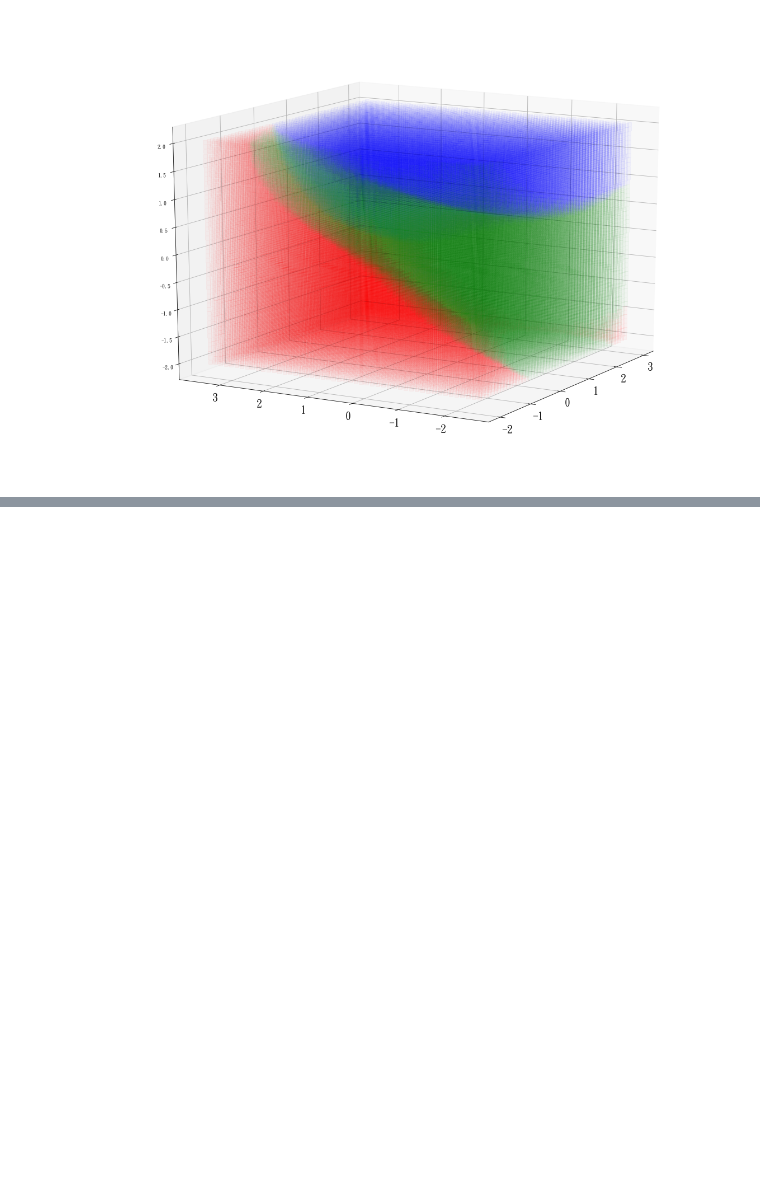
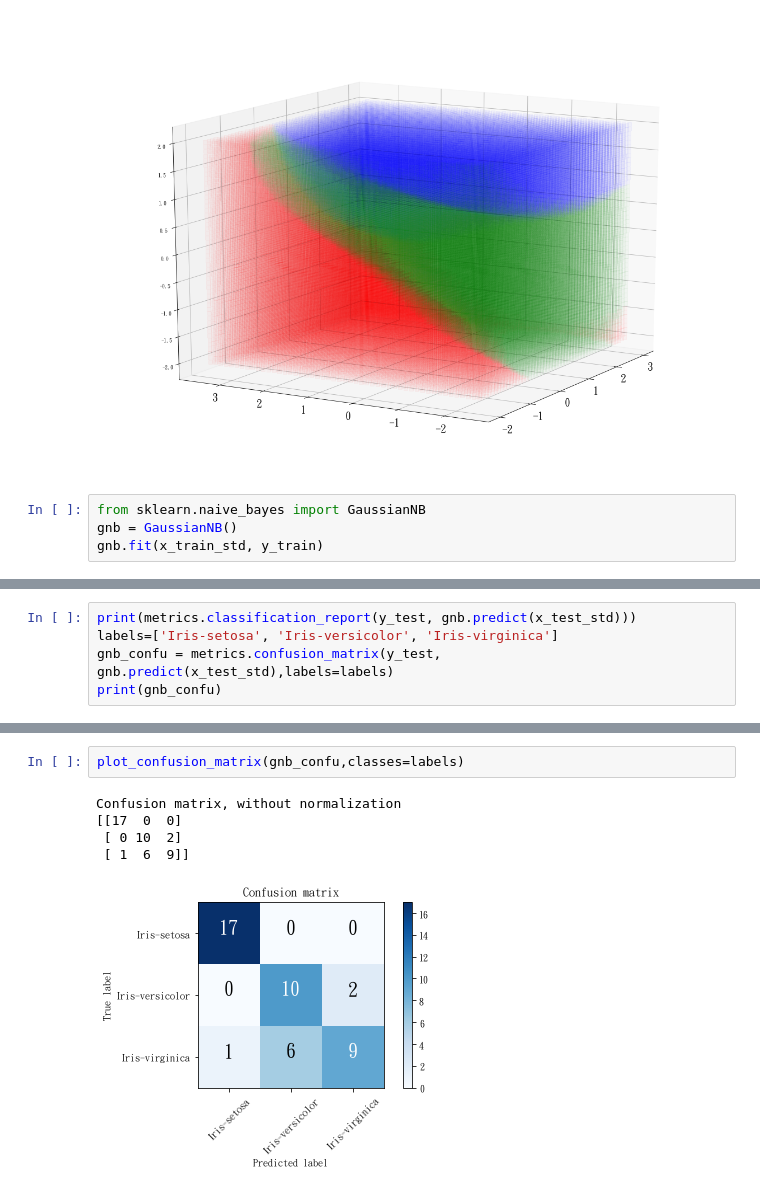
Before and after one commit to AustinChen123/MachineLearning_model, a Jupyter notebook: Classifier/分類模型實作.ipynb, the cells around one changed output, grey strips where cells are left out. Cells and saved outputs as stored; diff of their text form; blank space fills up the shorter version.

```diff
--- a/Classifier/分類模型實作.ipynb
+++ b/Classifier/分類模型實作.ipynb
@@ -563,3 +551,7 @@ plt.savefig("SVC_3D.png")
 # progress 96
 # %% [output]
 [figure]
+# %%
+from sklearn.naive_bayes import GaussianNB
+gnb = GaussianNB()
+gnb.fit(x_train_std, y_train)
@@ -565,0 +560,5 @@ plt.savefig("SVC_3D.png")
+# %%
+print(metrics.classification_report(y_test, gnb.predict(x_test_std)))
+labels=['Iris-setosa', 'Iris-versicolor', 'Iris-virginica']
+gnb_confu = metrics.confusion_matrix(y_test, gnb.predict(x_test_std),labels=labels)
+print(gnb_confu)
@@ -565,0 +579,8 @@ plt.savefig("SVC_3D.png")
+# %%
+plot_confusion_matrix(gnb_confu,classes=labels)
+# %% [output]
+Confusion matrix, without normalization
+[[17  0  0]
+ [ 0 10  2]
+ [ 1  6  9]]
+[figure, added]
```
Also changed, not shown: parts of 3 cells of this notebook.
